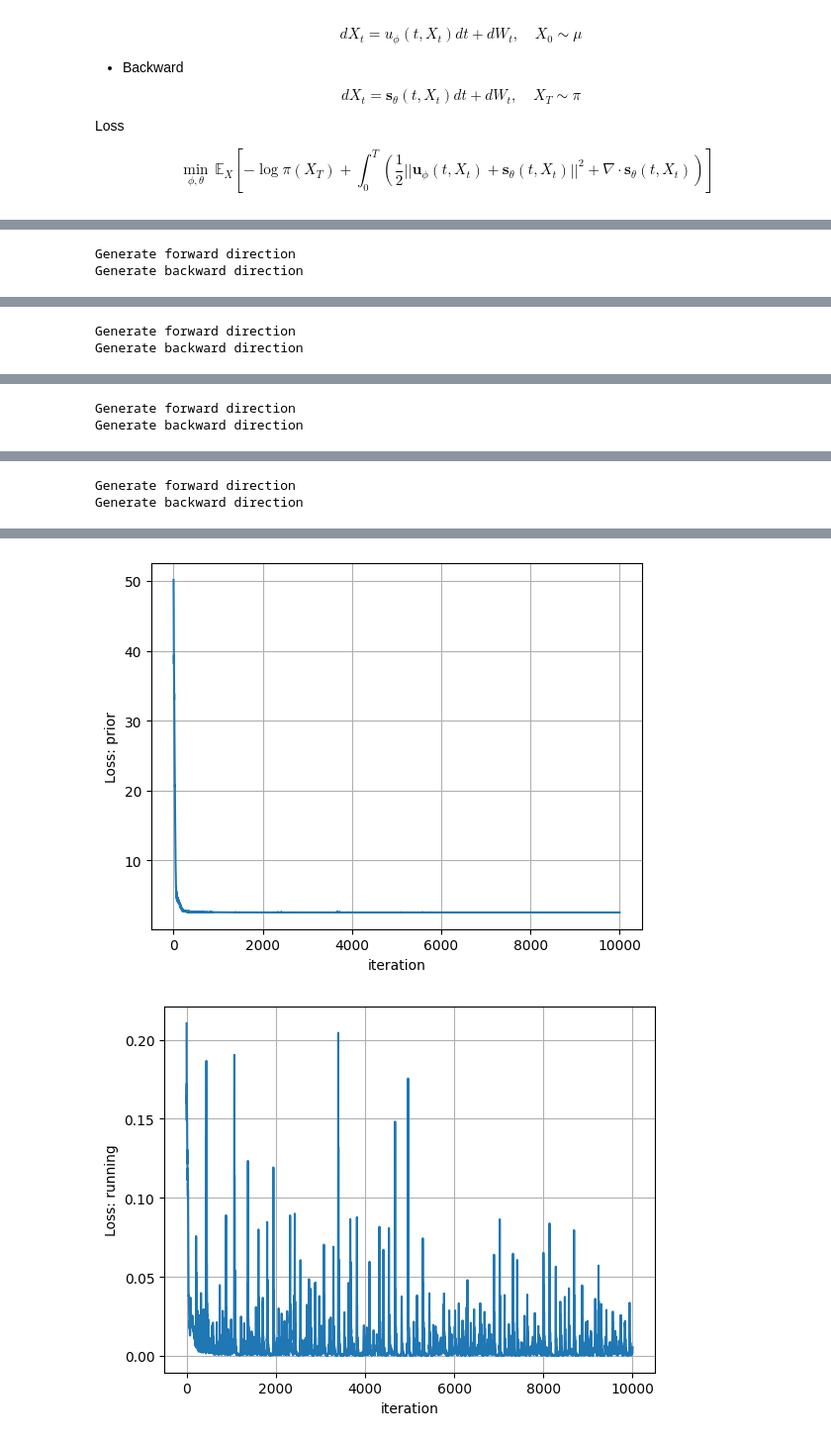
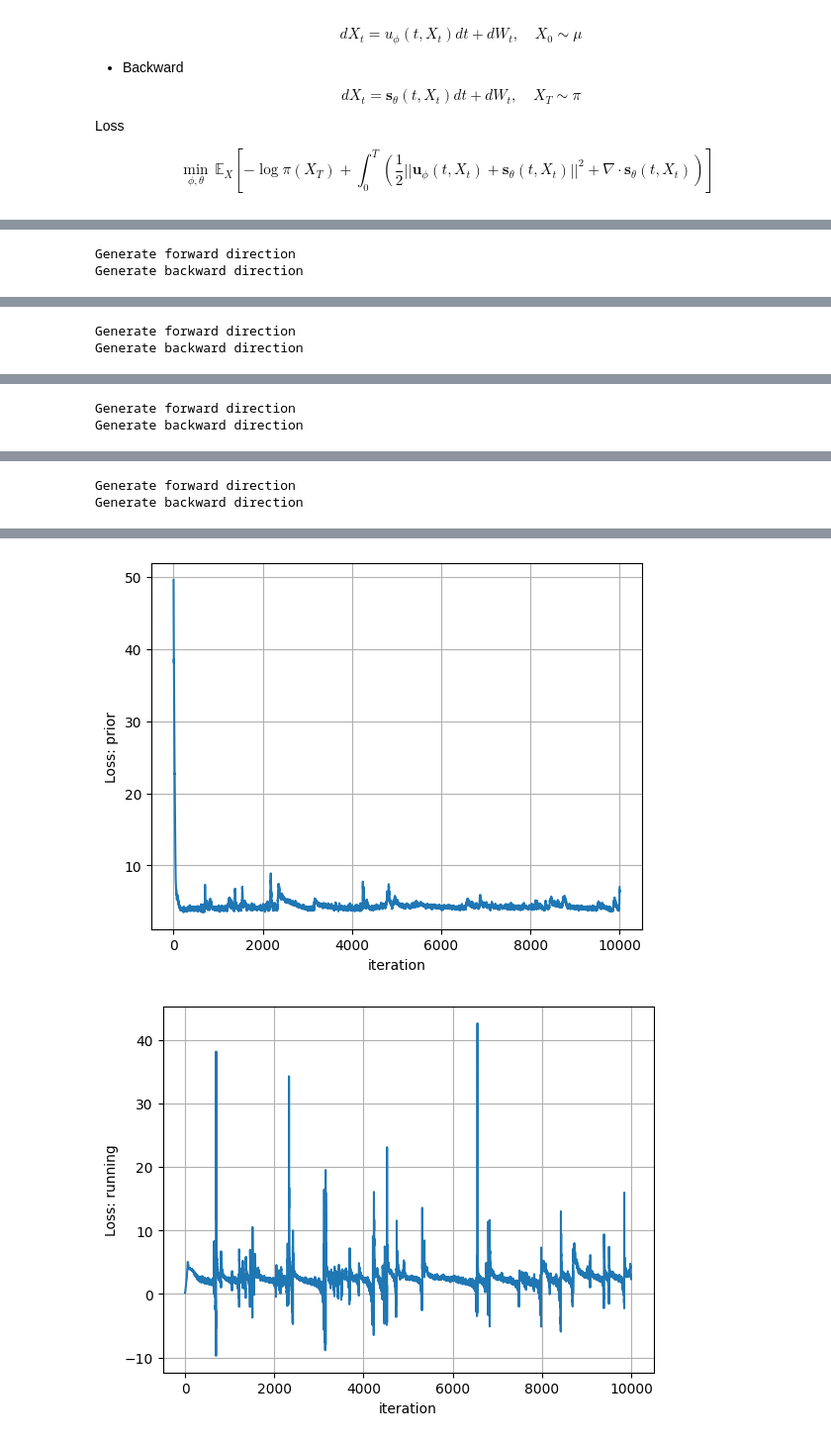
Before and after one commit to reppy4620/sbsde, a Jupyter notebook: exp/share/main10.ipynb, the cells around one changed output, grey strips where cells are left out. Shown at 99% size. Cells and saved outputs as stored; diff of their text form; code cells hidden in the pictures.

```diff
--- a/exp/share/main10.ipynb
+++ b/exp/share/main10.ipynb
@@ -242,7 +242,7 @@ class Policy:
         x_prior = self.p_prior.sample_n(n).to(self.device)
         x = x_prior
         print("Generate backward direction")
-        for t in self.ts:
+        for t in reversed(self.ts):
             x = self.backward_step(t, x)
         x_0 = x.detach().cpu().numpy()
 
@@ -385,17 +385,17 @@ class DOC(Policy):
 
     def backward_step(self, t, x):
         s = self.s_theta(t, x)
-        dX = s * self.dt
-        return x + dX
+        dX = -s * self.dt
+        return x - dX
 
     def compute_loss(self):
         x, u, x_term = self.sample_traj()
         t = self.ts.repeat(batch_size)
         x = flatten_dim01(x)
-        u = flatten_dim01(u)
+        u = self.u_phi(t, x)
         s = self.s_theta(t, x)
 
-        integrand = 0.5 * (u + s).pow(2)
+        integrand = 0.5 * (u + s).pow(2) - compute_div(u, x) + compute_div(s, x)
         E_integrand = integrand.reshape(
             x_term.shape[0], self.interval, x_term.shape[-1]
         ).mean(dim=0)
@@ -430,2 +430,2 @@ Generate backward direction
-[figure, old version]
+[figure, new version]
-[figure, old version]
+[figure, new version]
```
Also changed, not shown: parts of 7 cells of this notebook.
